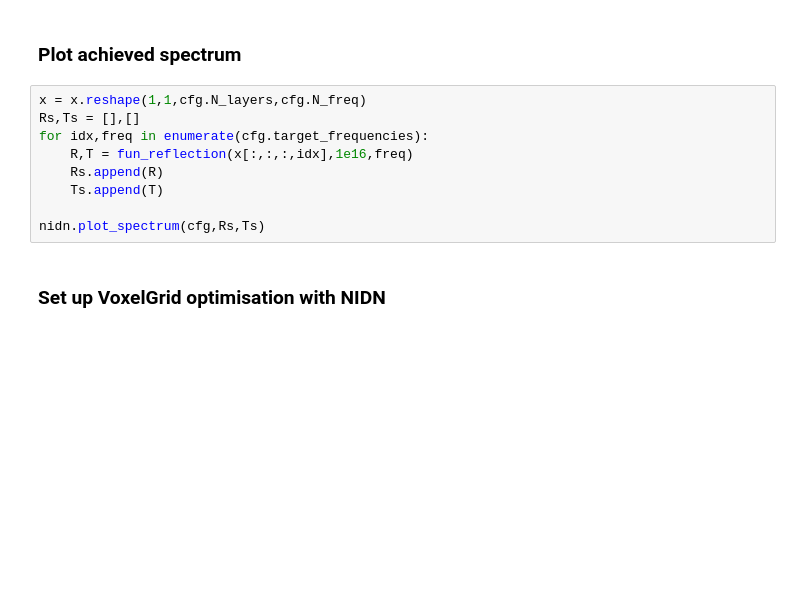
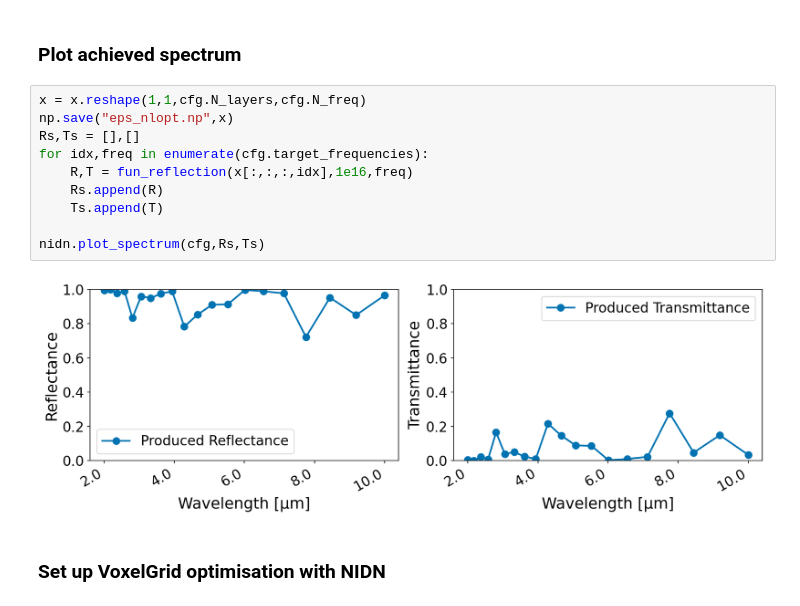
Before and after one commit to esa/NIDN, a Jupyter notebook: notebooks/Paper Results/5 - Inversion Comparison.ipynb, the cells around one changed output. Saved outputs shown, nothing was run; the diff lists cells and outputs as text; blank space fills up the shorter version.

```diff
--- a/notebooks/Paper Results/5 - Inversion Comparison.ipynb
+++ b/notebooks/Paper Results/5 - Inversion Comparison.ipynb
@@ -148,13 +171,16 @@ x = opt.optimize(init)
 ### Plot achieved spectrum
 # %%
 x = x.reshape(1,1,cfg.N_layers,cfg.N_freq)
+np.save("eps_nlopt.np",x)
 Rs,Ts = [],[]
 for idx,freq in enumerate(cfg.target_frequencies):
     R,T = fun_reflection(x[:,:,:,idx],1e16,freq)
     Rs.append(R)
     Ts.append(T)
 
 nidn.plot_spectrum(cfg,Rs,Ts)
+# %% [output]
+[figure, added]
 # %% [markdown]
 ### Set up VoxelGrid optimisation with NIDN
 # %%
```
Also changed, not shown: parts of 14 cells of this notebook, 1 other file.
